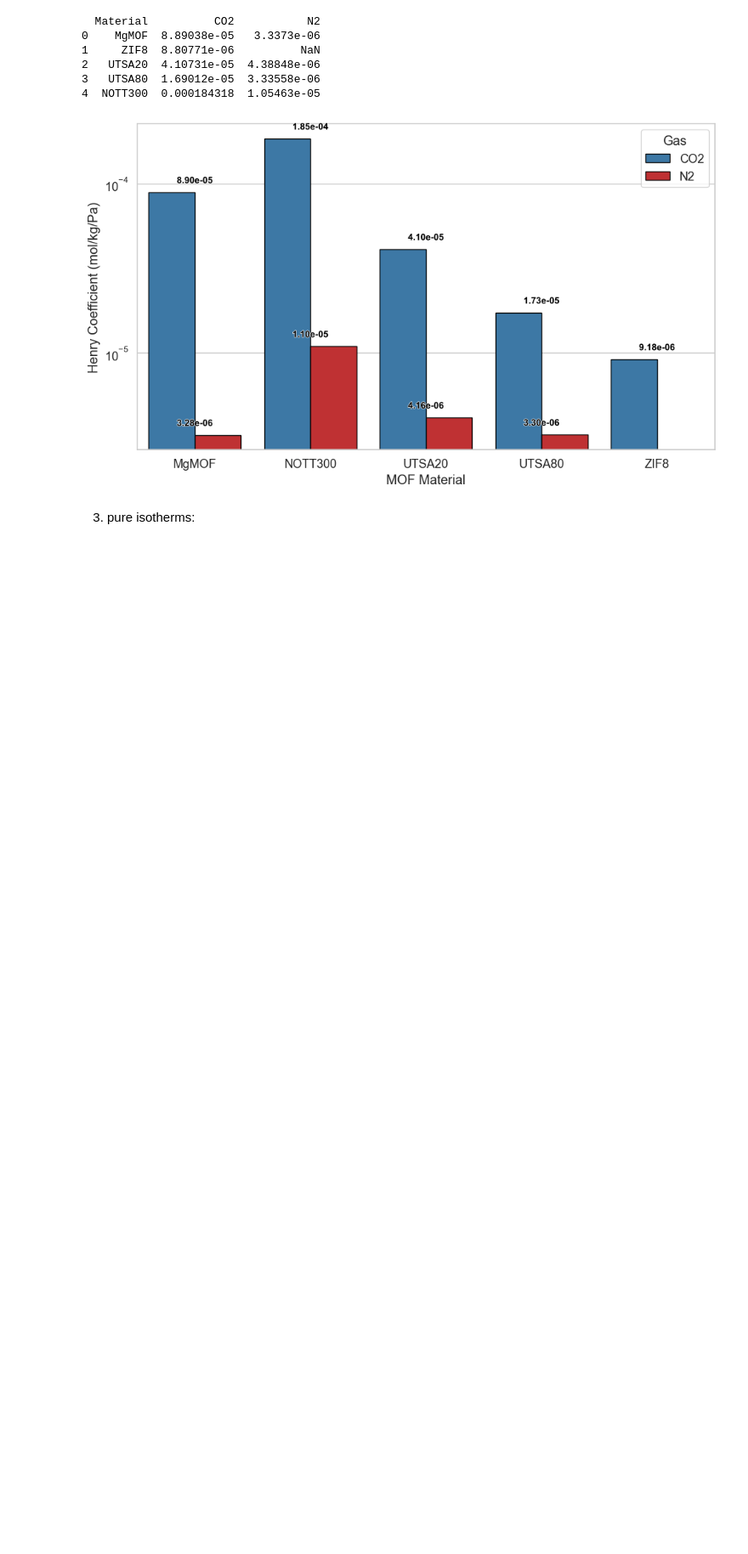
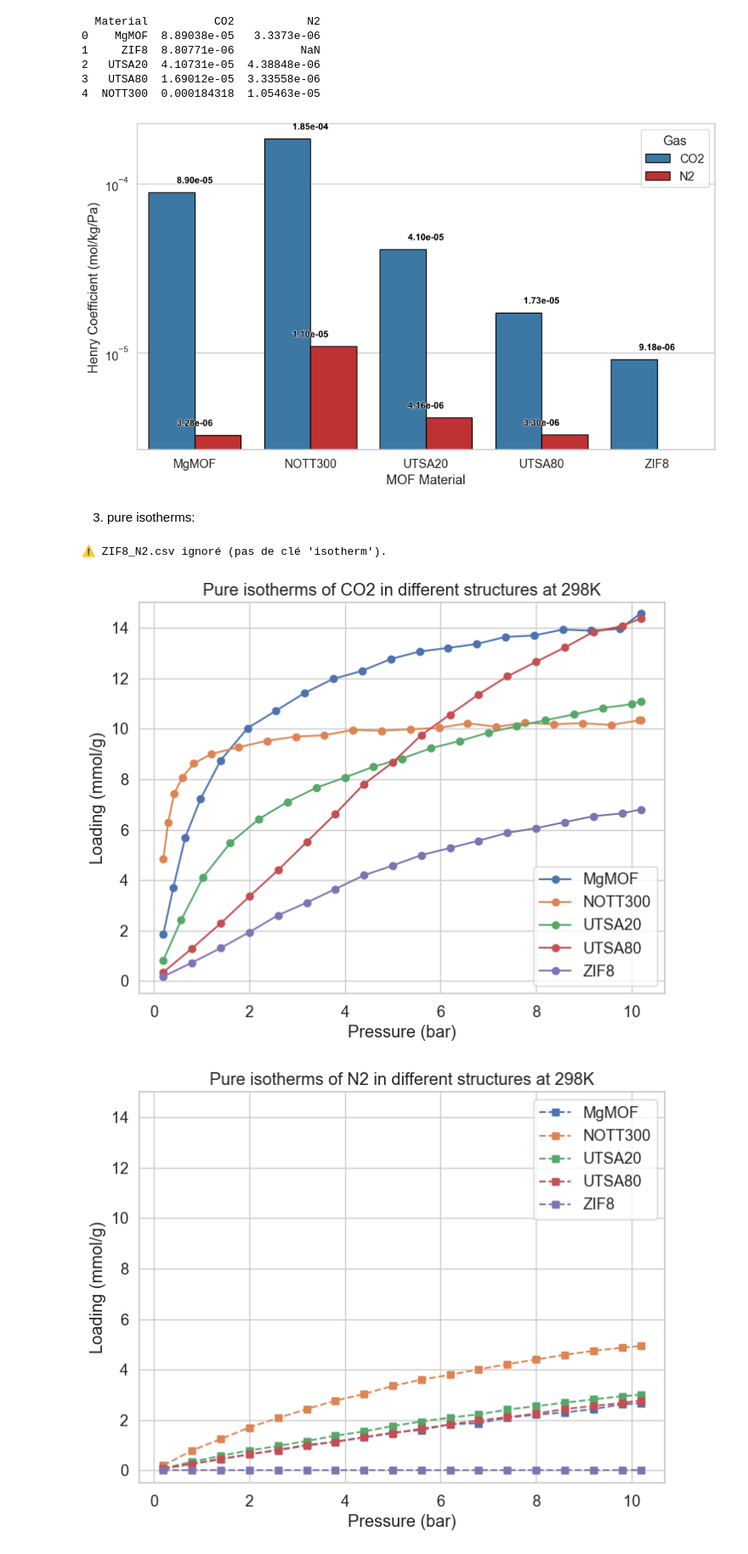
Before and after one commit to LucasEiche/ModLab_groupK, a Jupyter notebook: Project 2/data_extraction.ipynb, the cells around one changed output. Shown: that part at 85% size. Cells and saved outputs as stored; diff of their text form; code cells hidden in the pictures; blank space fills up the shorter version.

```diff
--- a/Project 2/data_extraction.ipynb
+++ b/Project 2/data_extraction.ipynb
@@ -190,52 +197,78 @@ plt.show()
 # %%
 import pandas as pd
 import matplotlib.pyplot as plt
 import ast
 import numpy as np
 
 # Folder containing the csv files
 folder_path = "computed data/HenryK_Isotherms"
 
-# Liste pour stocker les DataFrames créés
-dfs = {}
+# Dictionnaire pour stocker les DataFrames d'isothermes
+isotherms = {}
 
+for filename in os.listdir(folder_path):
+    if not filename.endswith(".csv"):
+        continue
 
-# Boucle sur chaque fichier CSV du dossier
-for filename in os.listdir(folder_path):
-    if filename.endswith(".csv"):
-        file_path = os.path.join(folder_path, filename)
-        df = pd.read_csv(file_path)
+    file_path = os.path.join(folder_path, filename)
+    df = pd.read_csv(file_path)
 
-        # Extraction de la chaîne contenant les données d'isotherme
-        isotherm_str = df.loc[df["Key"] == "isotherm", "Value"].values[0]
+    # Vérifie que le fichier contient bien la clé "isotherm"
+    if "Key" not in df.columns or "Value" not in df.columns:
+        print(f"⚠️ {filename} ignoré (pas les colonnes attendues).")
+        continue
+
+    mask = df["Key"] == "isotherm"
+    if not mask.any():
+        print(f"⚠️ {filename} ignoré (pas de clé 'isotherm').")
+        continue
+
+    # Extraction de la chaîne
+    isotherm_str = df.loc[mask, "Value"].values[0]
+
+    try:
+        # Conversion en dictionnaire Python
         isotherm_dict = ast.literal_eval(isotherm_str)
 
-        # Création du DataFrame avec pression et loading
+        # Création du DataFrame
         df_iso = pd.DataFrame({
             "pressure": isotherm_dict["pressure"],
             "loading_absolute_average": isotherm_dict["loading_absolute_average"]
         })
 
-        # On garde le DataFrame dans un dictionnaire avec le nom du fichier (sans .csv)
-        dfs[os.path.splitext(filename)[0]] = df_iso
+        # Enregistre le DataFrame sous le nom du fichier (sans extension)
+        material_name = os.path.splitext(filename)[0]
+        isotherms[material_name] = df_iso
 
-# Exemple : accéder à un DataFrame spécifique
-# df_co2 = dfs["q3to4_CO2"]
-
-# Si tu veux tous les afficher :
-for name, df_iso in dfs.items():
-    print(f"--- {name} ---")
-    print(df_iso.head(), "\n")
-
+    except Exception as e:
+        print(f"❌ Erreur dans {filename}: {e}")
 
 # Plotting the pure isotherms
 plt.figure(figsize=(8,6))
-plt.plot(df_ch4["pressure"], df_ch4["loading_absolute_average"], 'o-', label='CH4 isotherm')
-plt.plot(df_co2["pressure"], df_co2["loading_absolute_average"], 'o-', label='CO2 isotherm')
+plt.ylim(-0.5, 15)
+for name, df_iso in isotherms.items():
+    if "CO2" in name:
+        plt.plot(df_iso["pressure"], df_iso["loading_absolute_average"], 'o-', label=os.path.splitext(name)[0].split("_")[0])
 plt.xlabel("Pressure (bar)")
 plt.ylabel("Loading (mmol/g)")
-plt.title("Pure isotherms of CO2 and CH4 at 300K")
+plt.title("Pure isotherms of CO2 in different structures at 298K")
 plt.legend()
 plt.grid(True)
 plt.show()
+
+plt.figure(figsize=(8,6))
+plt.ylim(-0.5, 15)
+for name, df_iso in isotherms.items():
+    if "N2" in name:plt.plot(df_iso["pressure"], df_iso["loading_absolute_average"], 's--', label=os.path.splitext(name)[0].split("_")[0])
+plt.plot(isotherms["ZIF8_CO2"]["pressure"], np.zeros_like(isotherms[key]["pressure"]), 's--', label="ZIF8")
+plt.xlabel("Pressure (bar)")
+plt.ylabel("Loading (mmol/g)")
+plt.title("Pure isotherms of N2 in different structures at 298K")
+plt.legend()
+plt.grid(True)
+plt.show()
+# %% [output]
+⚠️ ZIF8_N2.csv ignoré (pas de clé 'isotherm').
+[figure, added]
+[figure, added]
 # %% [markdown]
```
Also changed, not shown: parts of 6 cells of this notebook.
